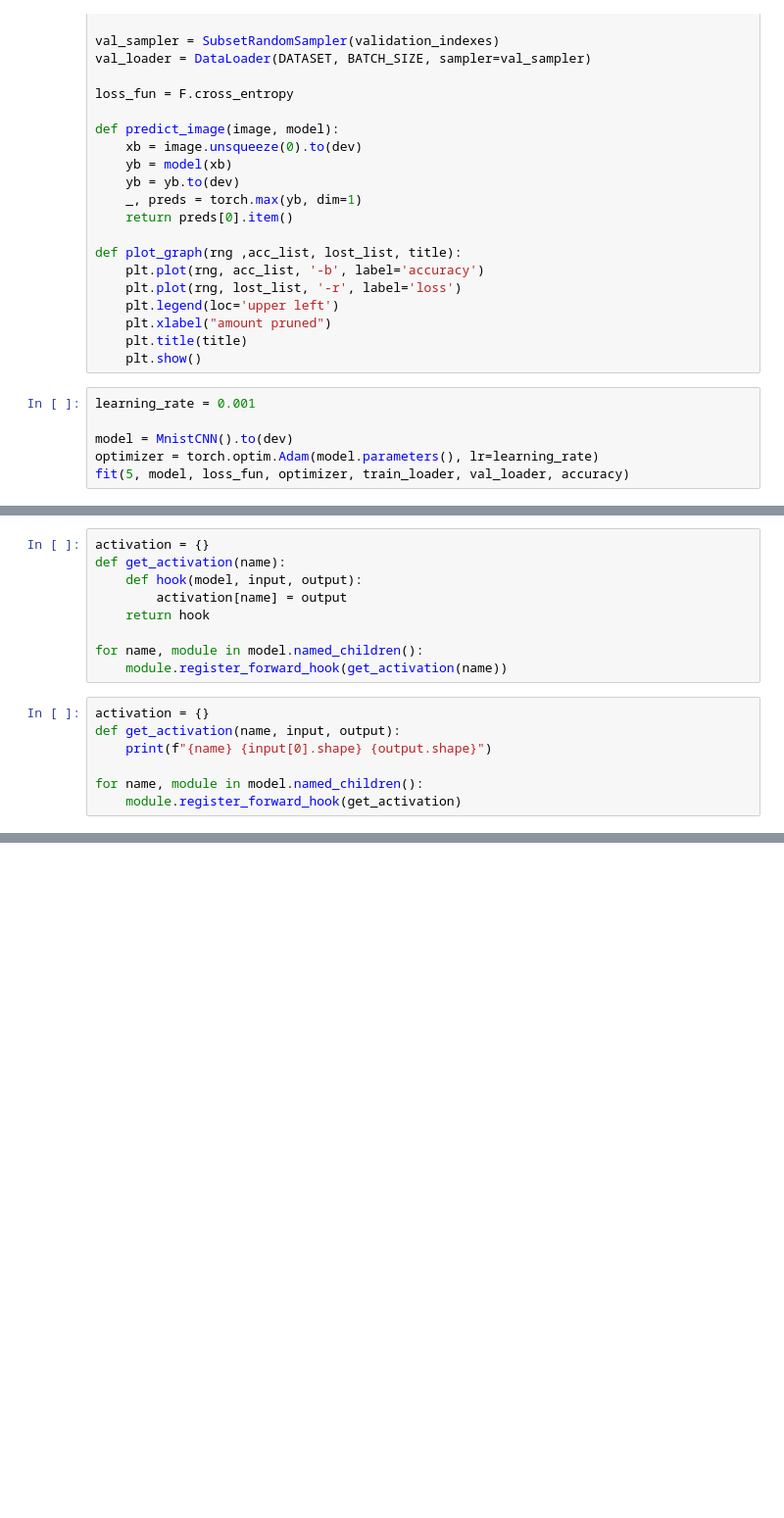
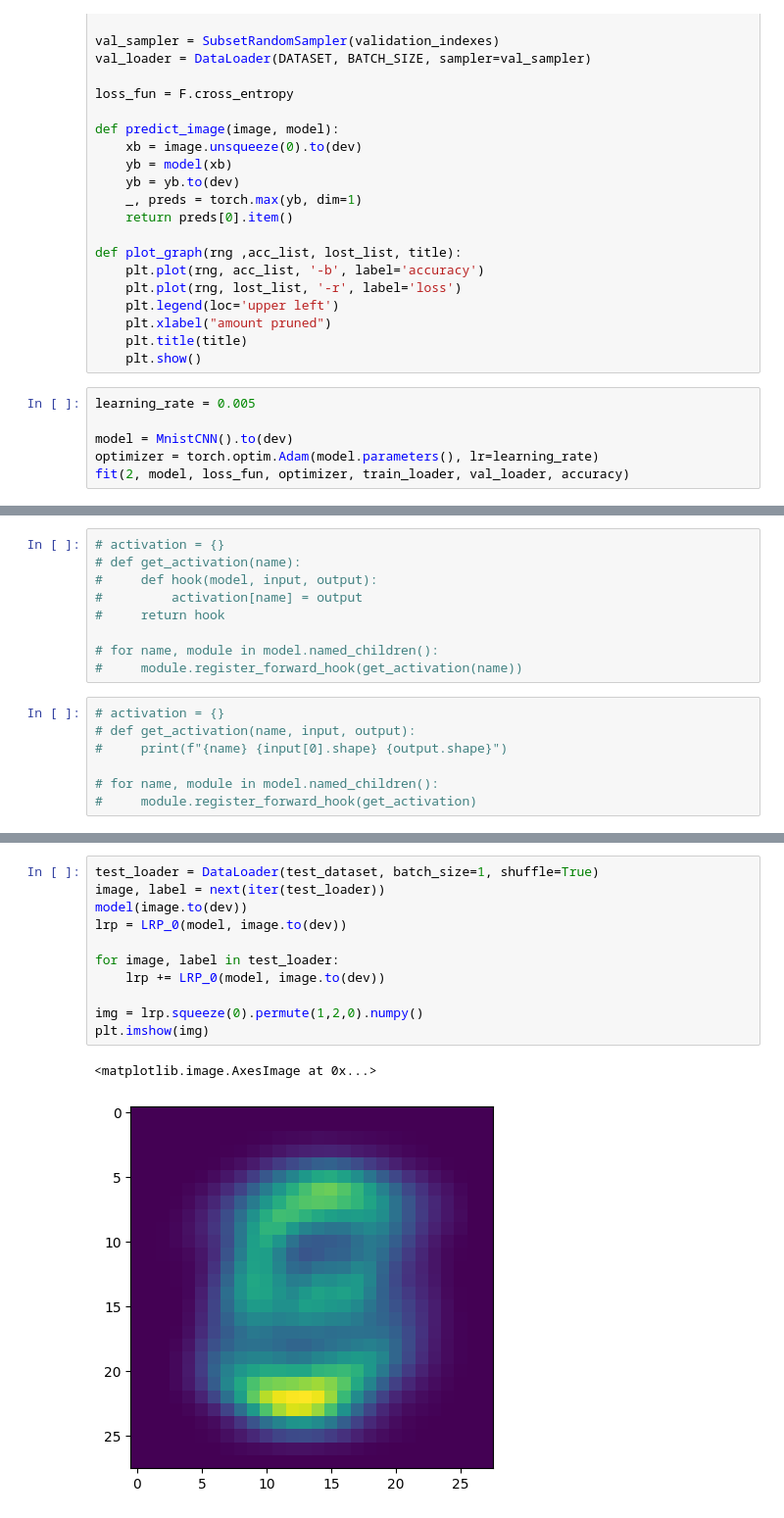
Before and after one commit to AlesKas/SchoolFIT, a Jupyter notebook: BIN/proj/main.ipynb, the cells around one changed output, grey strips where cells are left out. Shown at 98% size. Drawn from its saved outputs; the diff is of its cells as text; blank space fills up the shorter version.

```diff
--- a/BIN/proj/main.ipynb
+++ b/BIN/proj/main.ipynb
@@ -61,9 +61,9 @@ def plot_graph(rng ,acc_list, lost_list, title):
     plt.title(title)
     plt.show()
 # %%
-learning_rate = 0.001
+learning_rate = 0.005
 
 model = MnistCNN().to(dev)
 optimizer = torch.optim.Adam(model.parameters(), lr=learning_rate)
-fit(5, model, loss_fun, optimizer, train_loader, val_loader, accuracy)
+fit(2, model, loss_fun, optimizer, train_loader, val_loader, accuracy)
 # %% [output]
@@ -82,19 +79,19 @@ Loss: 0.0614, accuracy: 0.9800
 # %%
-activation = {}
-def get_activation(name):
-    def hook(model, input, output):
-        activation[name] = output
-    return hook
+# activation = {}
+# def get_activation(name):
+#     def hook(model, input, output):
+#         activation[name] = output
+#     return hook
 
-for name, module in model.named_children():
-    module.register_forward_hook(get_activation(name))
+# for name, module in model.named_children():
+#     module.register_forward_hook(get_activation(name))
 # %%
-activation = {}
-def get_activation(name, input, output):
-    print(f"{name} {input[0].shape} {output.shape}")
+# activation = {}
+# def get_activation(name, input, output):
+#     print(f"{name} {input[0].shape} {output.shape}")
 
-for name, module in model.named_children():
-    module.register_forward_hook(get_activation)
+# for name, module in model.named_children():
+#     module.register_forward_hook(get_activation)
 # %%
 def LRP_0(model : nn.Module, X):
     layers = [module for module in model.named_children() if not isinstance(module, torch.nn.Sequential)]
@@ -150,3 +150,17 @@ def newlayer(layer : nn.Module) -> nn.Module:
     layer.weight = torch.nn.Parameter(layer.weight)
     layer.bias = torch.nn.Parameter(layer.bias)
     return layer
+# %%
+test_loader = DataLoader(test_dataset, batch_size=1, shuffle=True)
+image, label = next(iter(test_loader))
+model(image.to(dev))
+lrp = LRP_0(model, image.to(dev))
+
+for image, label in test_loader:
+    lrp += LRP_0(model, image.to(dev))
+
+img = lrp.squeeze(0).permute(1,2,0).numpy()
+plt.imshow(img)
+# %% [output]
+<matplotlib.image.AxesImage at 0x...>
+[figure, added]
```
Also changed, not shown: parts of 5 cells of this notebook.
